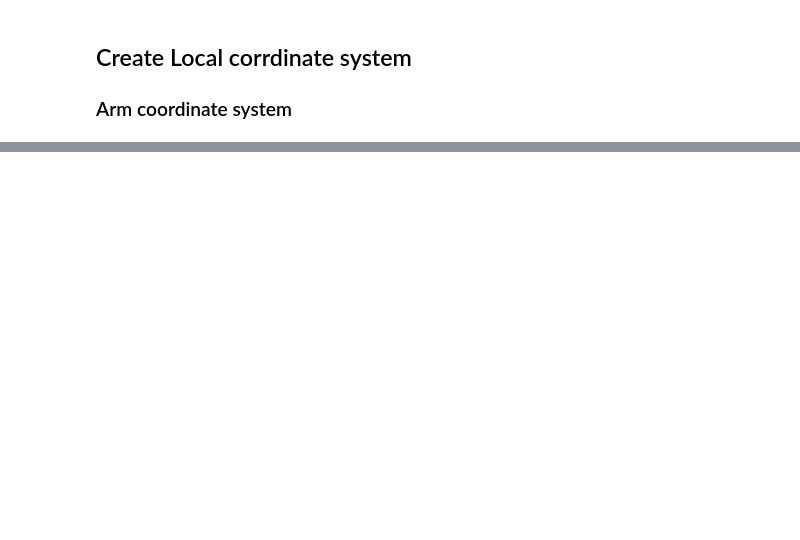
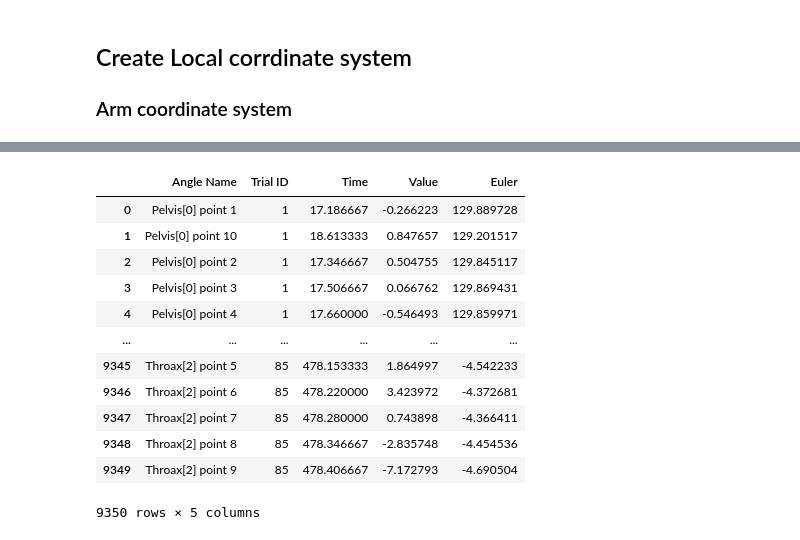
Before and after one commit to Motor-Learning-Lab/MCSRsystem, a Jupyter notebook: SetupV2/MultSynchronization/SetipV2.ipynb, the cells around one changed output, grey strips where cells are left out. Saved outputs shown, nothing was run; the diff lists cells and outputs as text; code cells hidden in the pictures; blank space fills up the shorter version.

```diff
--- a/SetupV2/MultSynchronization/SetipV2.ipynb
+++ b/SetupV2/MultSynchronization/SetipV2.ipynb
@@ -152,0 +897,29 @@ plt.show()
+# %%
+# Initialize list to store data for each trial's points
+Angvel_pelvis2 = []
+
+
+# Loop through each trial and extract 10 point values equally from start and end_idx
+for i, (start_idx, end_idx) in enumerate(trial_indices):
+    trial_length = end_idx - start_idx
+
+    # Calculate the indices for the 10 points in a vectorized way
+    point_indices = np.clip(np.linspace(start_idx, end_idx, num=11, dtype=int), start_idx, end_idx)
+
+    # Extract the corresponding time, value, and euler for each point
+    for j in range(1, 11):  # points 1 to 10
+        point_time = euler_vels.time[point_indices[j]]
+        point_value = euler_vels.data["Pelvis"][point_indices[j], 2]
+        point_euler = euler.data["Pelvis"][point_indices[j], 2]
+
+        # Append the results for each point
+        Angvel_pelvis2.append({
+            "Angle Name": f"Pelvis[2] point {j}",
+            "Trial ID": i + 1,
+            "Time": point_time,
+            "Value": point_value,
+            "Euler": point_euler
+        })
+
+# Convert the list to a DataFrame
+Angvel_pelvis2= pd.DataFrame(Angvel_pelvis2)
@@ -152,0 +938,29 @@ plt.show()
+# %%
+# List of DataFrames
+all_joints_list = [
+    Angvel_R_Forearm0, Angvel_R_Forearm2, Angvel_R_arm0, Angvel_R_arm2,
+    Angvel_R_hand0, Angvel_throax0, Angvel_throax1, Angvel_throax2,
+    Angvel_pelvis0, Angvel_pelvis1, Angvel_pelvis2
+]
+
+# Concatenate all data frames
+all_joints_df = pd.concat(all_joints_list, ignore_index=True)
+
+# Ensure the data is sorted by 'Trial ID'
+all_joints_df = all_joints_df.sort_values(by=["Trial ID", "Angle Name"]).reset_index(drop=True)
+# %%
+all_joints_df
+# %% [output]
+|  | Angle Name | Trial ID | Time | Value | Euler |
+| 0 | Pelvis[0] point 1 | 1 | 17.186667 | -0.266223 | 129.889728 |
+| 1 | Pelvis[0] point 10 | 1 | 18.613333 | 0.847657 | 129.201517 |
+| 2 | Pelvis[0] point 2 | 1 | 17.346667 | 0.504755 | 129.845117 |
+| 3 | Pelvis[0] point 3 | 1 | 17.506667 | 0.066762 | 129.869431 |
+| 4 | Pelvis[0] point 4 | 1 | 17.660000 | -0.546493 | 129.859971 |
+| ... | ... | ... | ... | ... | ... |
+| 9345 | Throax[2] point 5 | 85 | 478.153333 | 1.864997 | -4.542233 |
+| 9346 | Throax[2] point 6 | 85 | 478.220000 | 3.423972 | -4.372681 |
+| 9347 | Throax[2] point 7 | 85 | 478.280000 | 0.743898 | -4.366411 |
+| 9348 | Throax[2] point 8 | 85 | 478.346667 | -2.835748 | -4.454536 |
+| 9349 | Throax[2] point 9 | 85 | 478.406667 | -7.172793 | -4.690504 |
+9350 rows × 5 columns
```
Also changed, not shown: parts of 52 cells of this notebook, 1 other file.
